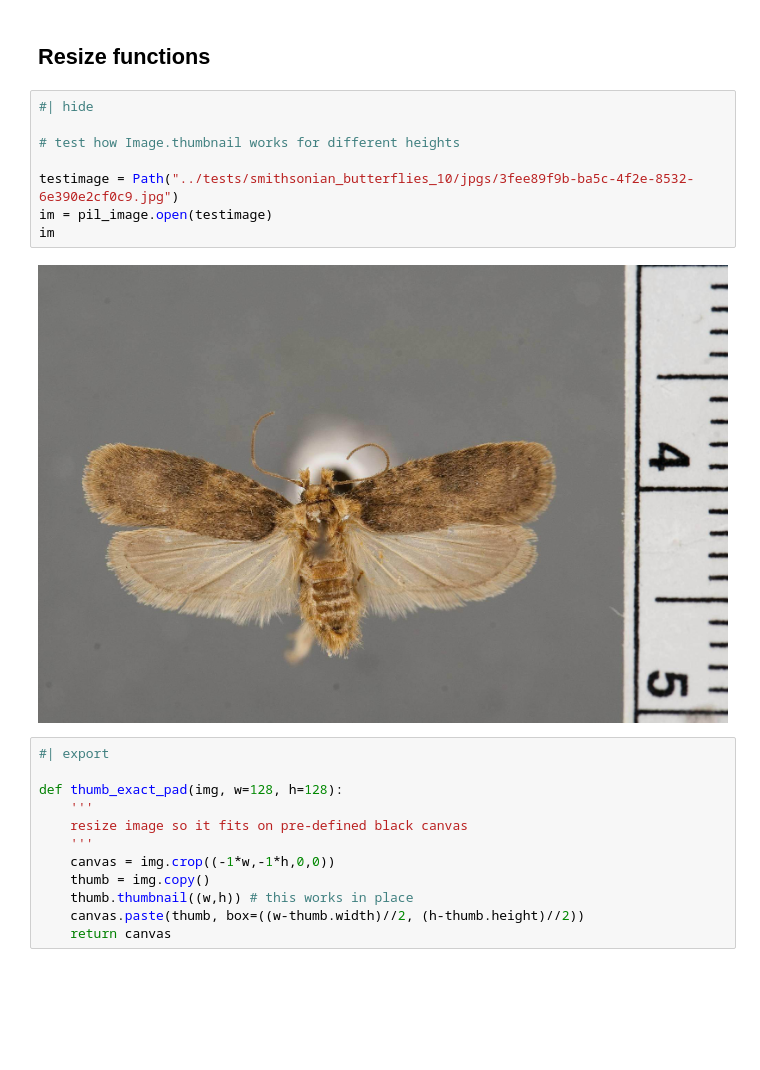
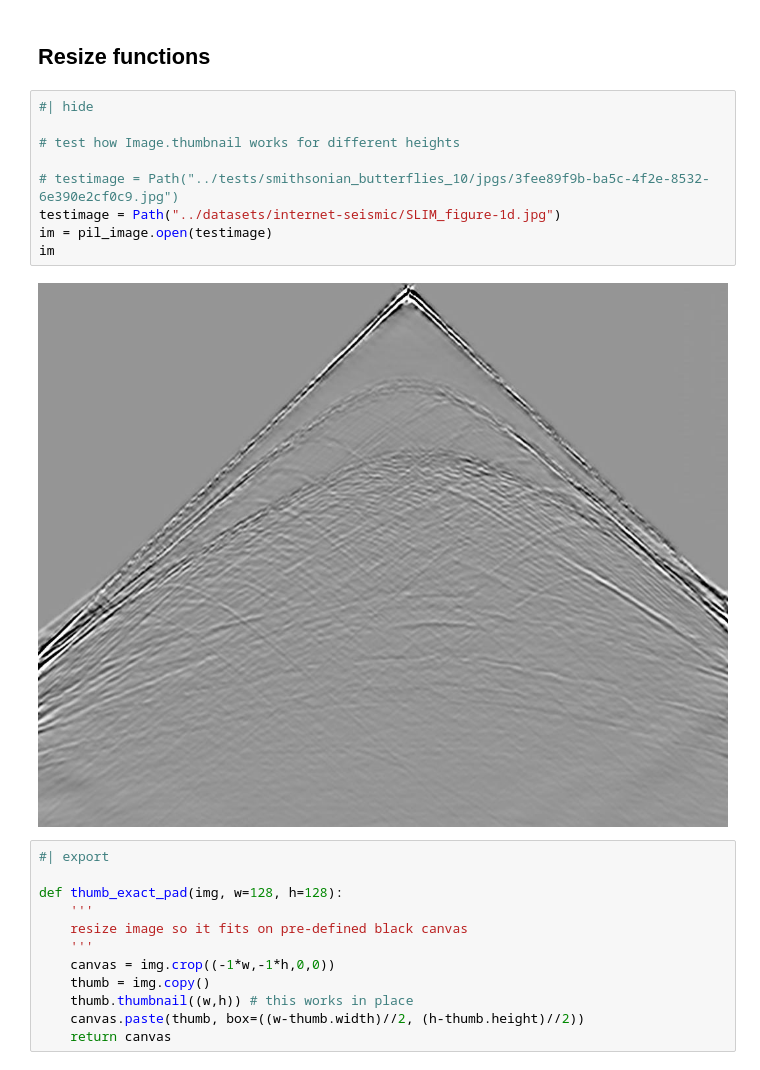
Before and after one commit to fr1ll/clip-plot, a Jupyter notebook: nbs/03_images.ipynb, the cells around one changed output. Saved outputs shown, nothing was run; the diff lists cells and outputs as text; blank space fills up the shorter version.

```diff
--- a/nbs/03_images.ipynb
+++ b/nbs/03_images.ipynb
@@ -48,13 +50,14 @@ def load_image(image_path:str, format:str="RGB")->pil_image:
 # %%
 #| hide
 
 # test how Image.thumbnail works for different heights
 
-testimage = Path("../tests/smithsonian_butterflies_10/jpgs/3fee89f9b-ba5c-4f2e-8532-6e390e2cf0c9.jpg")
+# testimage = Path("../tests/smithsonian_butterflies_10/jpgs/3fee89f9b-ba5c-4f2e-8532-6e390e2cf0c9.jpg")
+testimage = Path("../datasets/internet-seismic/SLIM_figure-1d.jpg")
 im = pil_image.open(testimage)
 im
 # %% [output]
-[figure, old version]
+[figure, new version]
 # %%
 #| export
 
```
Also changed, not shown: parts of 11 cells of this notebook, 2 other files.
